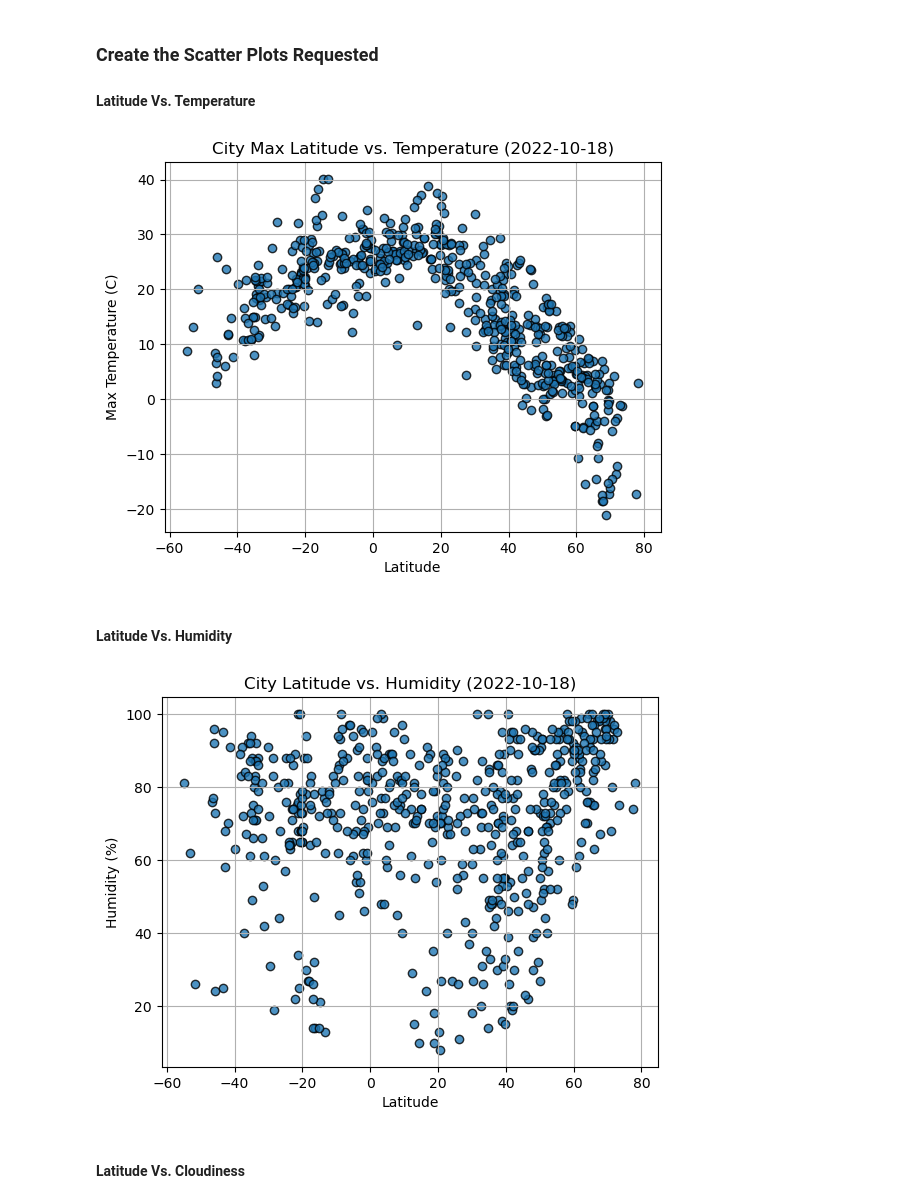
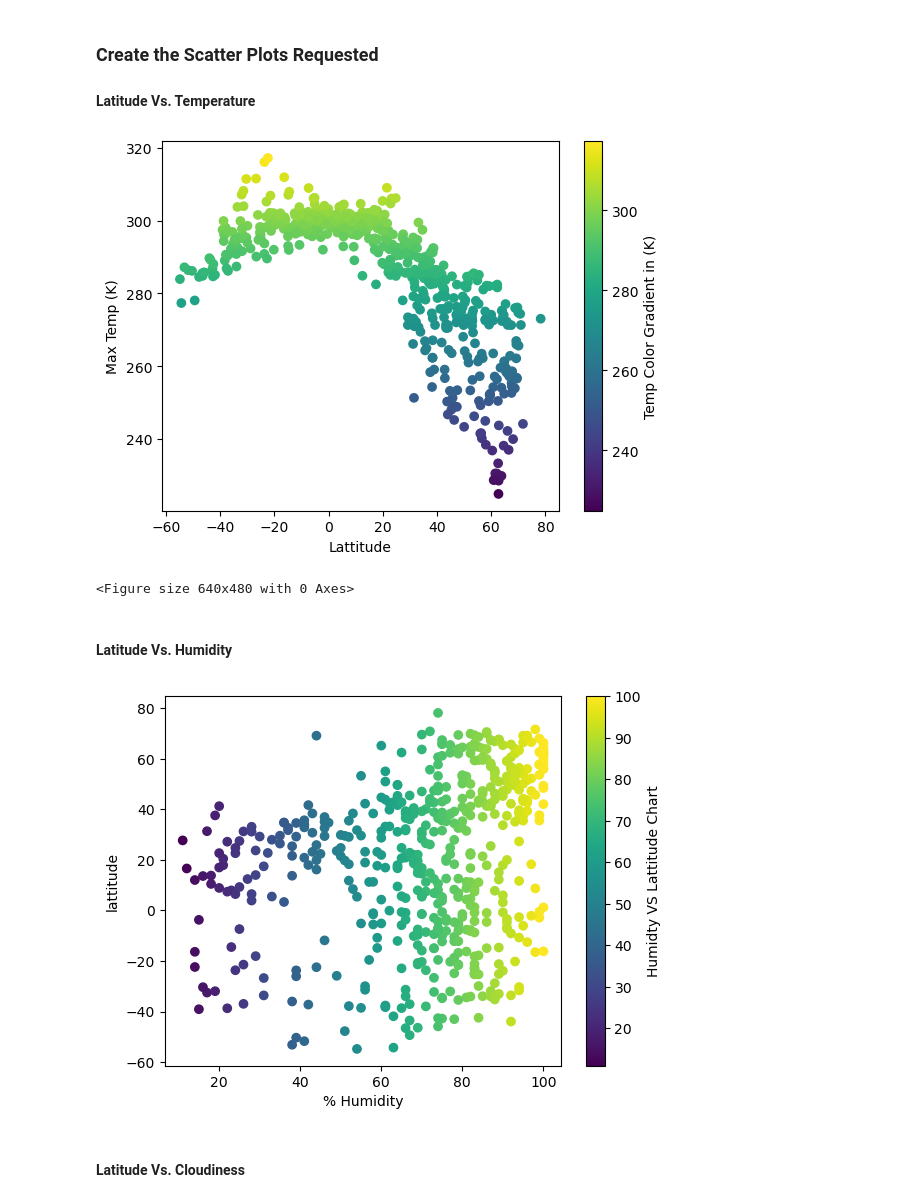
Before and after one commit to bseri0/python-api-challenge, a Jupyter notebook: WeatherPy/WeatherPy.ipynb, the cells around one changed output. Saved outputs shown, nothing was run; the diff lists cells and outputs as text; code cells hidden in the pictures.

```diff
--- a/WeatherPy/WeatherPy.ipynb
+++ b/WeatherPy/WeatherPy.ipynb
@@ -191,26 +211,35 @@ city_data_df.head()
 #### Latitude Vs. Temperature
 # %%
 # Build scatter plot for latitude vs. temperature
-# YOUR CODE HERE
-
+plt.scatter(city_data_df['Lat'],city_data_df["Max Temp"],c=city_data_df['Max Temp'])
+clb1 = plt.colorbar()
+plt.xlabel("Lattitude")
+plt.ylabel("Max Temp (K)")
+clb1.set_label("Temp Color Gradient in (K)")
+plt.show()
 # Incorporate the other graph properties
 # YOUR CODE HERE
 
 # Save the figure
 plt.savefig("output_data/Fig1.png")
 
 # Show plot
 plt.show()
 # %% [output]
-[figure, old version]
+[figure, new version]
+<Figure size 640x480 with 0 Axes>
 # %% [markdown]
 #### Latitude Vs. Humidity
 # %%
 # Build the scatter plots for latitude vs. humidity
-# YOUR CODE HERE
+plt.scatter(city_data_df["Humidity"],city_data_df['Lat'],c=city_data_df['Humidity'])
+clb2 = plt.colorbar()
+
 
 # Incorporate the other graph properties
-# YOUR CODE HERE
+plt.xlabel("% Humidity")
+plt.ylabel("lattitude")
+clb2.set_label("Humidty VS Lattitude Chart")
 
 # Save the figure
 plt.savefig("output_data/Fig2.png")
@@ -218,7 +247,7 @@ plt.savefig("output_data/Fig2.png")
 # Show plot
 plt.show()
 # %% [output]
-[figure, old version]
+[figure, new version]
 # %% [markdown]
 #### Latitude Vs. Cloudiness
 # %%
```
Also changed, not shown: parts of 29 cells of this notebook, 5 other files.
